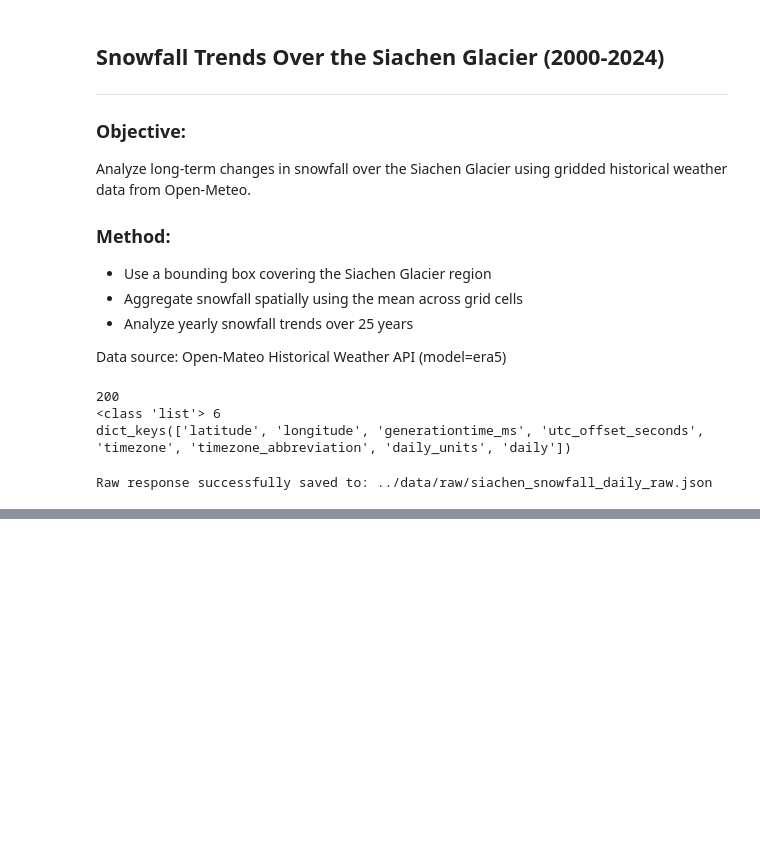
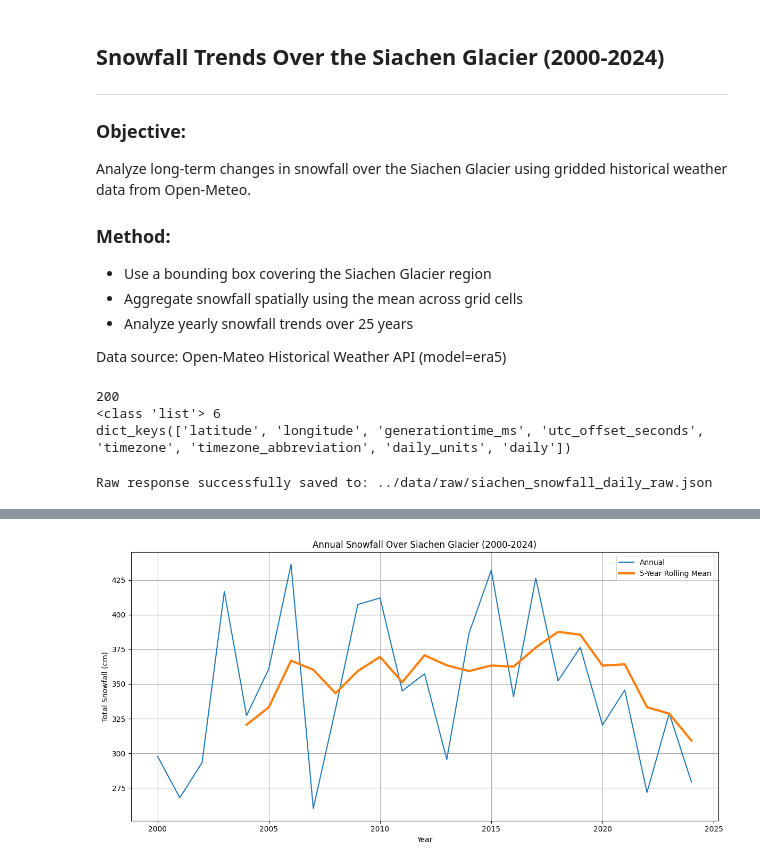
Before and after one commit to impriyanshusah/Siachen-Snowfall-Analysis, a Jupyter notebook: notebooks/analysis.ipynb, the cells around one changed output, grey strips where cells are left out. Drawn from its saved outputs; the diff is of its cells as text; code cells hidden in the pictures; blank space fills up the shorter version.

```diff
--- a/notebooks/analysis.ipynb
+++ b/notebooks/analysis.ipynb
@@ -68,0 +298,29 @@ Raw response successfully saved to: ../data/raw/siachen_snowfall_daily_raw.json
+# %%
+# 5 year rolling mean
+
+annual_snowfall["rolling_5yr_mean"] = (
+    annual_snowfall["total_snowfall_cm"].rolling(window=5).mean()
+)
+# %%
+# plotting annual snowfall with 5 year rolling mean
+
+plt.figure(figsize=(12, 6))
+
+plt.plot(annual_snowfall["year"], annual_snowfall["total_snowfall_cm"], label="Annual")
+
+plt.plot(
+    annual_snowfall["year"],
+    annual_snowfall["rolling_5yr_mean"],
+    linewidth=3,
+    label="5-Year Rolling Mean",
+)
+
+plt.title("Annual Snowfall Over Siachen Glacier (2000-2024)")
+plt.xlabel("Year")
+plt.ylabel("Total Snowfall (cm)")
+plt.legend()
+plt.grid(True)
+plt.tight_layout()
+plt.show()
+# %% [output]
+[figure, added]
```
Also changed, not shown: parts of 21 cells of this notebook, 4 other files.
